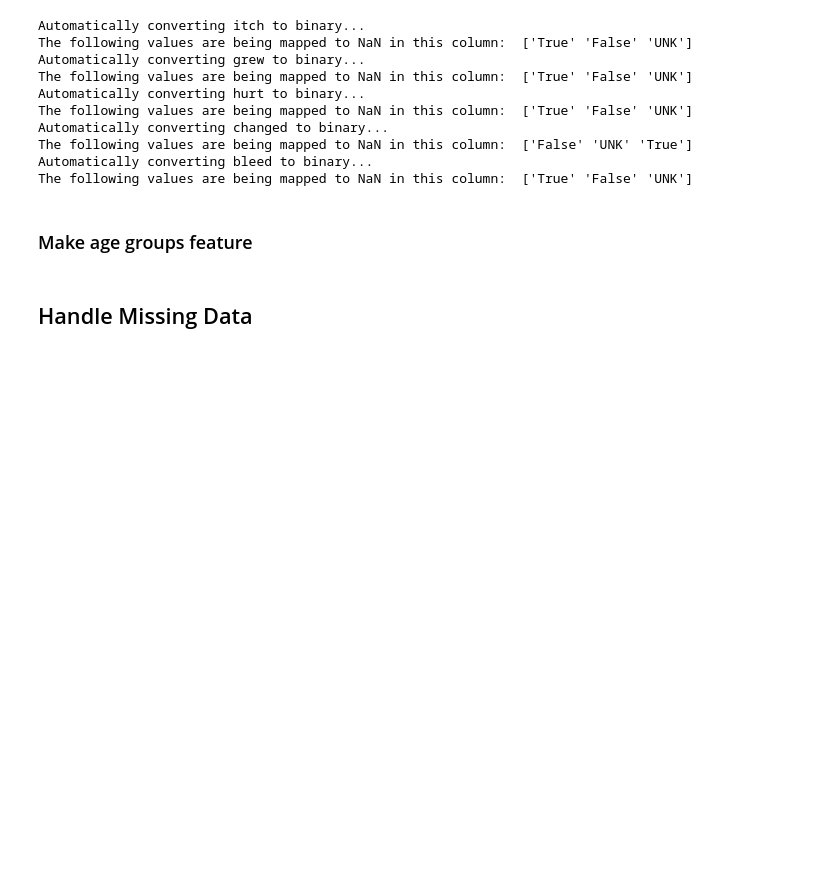
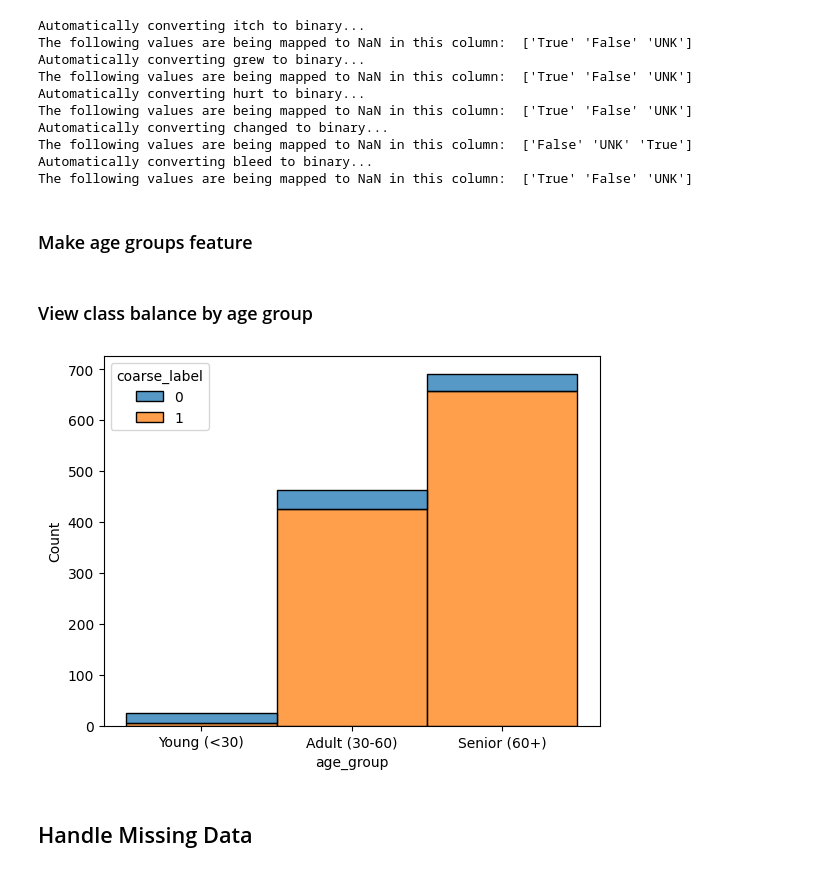
Before and after one commit to harmony-lebovic/image-classifier, a Jupyter notebook: image-classifier.ipynb, the cells around one changed output. Drawn from its saved outputs; the diff is of its cells as text; code cells hidden in the pictures; blank space fills up the shorter version.

Commit message:
Visualize class balance by age group

```diff
--- a/image-classifier.ipynb
+++ b/image-classifier.ipynb
@@ -208,6 +208,33 @@ age_groups = pd.cut(
     bins=[0, 30, 60, 100],
     labels=['Young (<30)', 'Adult (30-60)', 'Senior (60+)']
 )
+# %% [markdown]
+### View class balance by age group
+# %%
+# Create age group column in y_dev
+
+# Deduplicate copy of X_dev
+X_dev_deduplicated = X_dev.drop_duplicates(subset='patient_id', inplace=False)
+age_lookup = X_dev_deduplicated.set_index('patient_id')['age']
+
+# Map age from X_dev onto y_dev via patient_id
+y_dev['age'] = y_dev['patient_id'].map(age_lookup)
+
+# Bin into age groups
+y_dev['age_group'] = pd.cut(
+    y_dev['age'],
+    bins=[0, 30, 60, float('inf')],
+    labels=['Young (<30)', 'Adult (30-60)', 'Senior (60+)'],
+    right=False
+)
+
+# Plot data
+sns.histplot(data=y_dev, x="age_group", hue="coarse_label", multiple="stack")
+
+# Remove column after displaying plot
+y_dev.drop(columns=['age_group'], inplace=True)
+# %% [output]
+[figure, added]
 # %% [markdown]
 ## Handle Missing Data
 # %%
```
Also changed, not shown: parts of 2 cells of this notebook.
